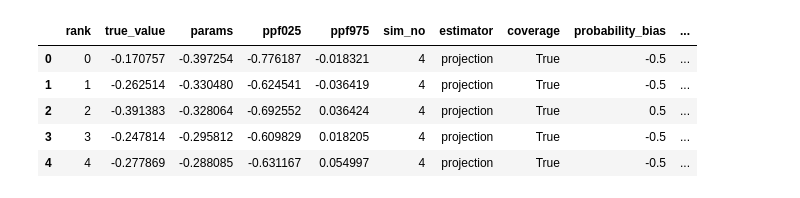
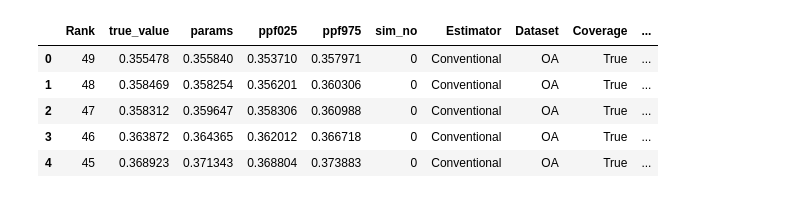
Before and after one commit to arfon/conditional-inference-joss, a Jupyter notebook: simulations/inference_on_losers_empirical/analyze.ipynb, the cells around one changed output. Drawn from its saved outputs; the diff is of its cells as text; code cells hidden in the pictures.

```diff
--- a/simulations/inference_on_losers_empirical/analyze.ipynb
+++ b/simulations/inference_on_losers_empirical/analyze.ipynb
@@ -22,0 +13,9 @@ df.head()
+# %%
+df = pd.read_csv(os.path.join(DATA_DIR, DATA_FILE))
+df = df.rename(columns={"data_file": "Dataset", "rank": "Rank", "estimator": "Estimator"})
+df.Dataset = df.Dataset.map({"oa": "OA", "movers": "Movers"})
+df = df[df.Estimator != "projection"]
+df.Estimator = df.Estimator.apply(lambda x: x.capitalize())
+max_rank = df.Rank.max()
+df["Rank"] = df.Rank.apply(lambda x: max_rank - x)
+df.head()
@@ -23,13 +29,14 @@ df.head()
 # %%
-df["coverage"] = ((df.ppf025 <= df.true_value) & (df.true_value <= df.ppf975))
-df["probability_bias"] = (df.params > df.true_value).astype(int) - .5
-df["len_ci"] = df.ppf975 - df.ppf025
-df["mae"] = abs(df.params - df.true_value)
+df["Coverage"] = ((df.ppf025 <= df.true_value) & (df.true_value <= df.ppf975))
+df["Probability bias"] = (df.params > df.true_value).astype(int) - .5
+df["Length CI"] = df.ppf975 - df.ppf025
+df["Error"] = df.params - df.true_value
+df["Absolute error"] = abs(df.params - df.true_value)
 df.head()
 # %% [output]
-|  | rank | true_value | params | ppf025 | ppf975 | sim_no | estimator | coverage | probability_bias | ... |
-| 0 | 0 | -0.170757 | -0.397254 | -0.776187 | -0.018321 | 4 | projection | True | -0.5 | ... |
-| 1 | 1 | -0.262514 | -0.330480 | -0.624541 | -0.036419 | 4 | projection | True | -0.5 | ... |
-| 2 | 2 | -0.391383 | -0.328064 | -0.692552 | 0.036424 | 4 | projection | True | 0.5 | ... |
-| 3 | 3 | -0.247814 | -0.295812 | -0.609829 | 0.018205 | 4 | projection | True | -0.5 | ... |
-| 4 | 4 | -0.277869 | -0.288085 | -0.631167 | 0.054997 | 4 | projection | True | -0.5 | ... |
+|  | Rank | true_value | params | ppf025 | ppf975 | sim_no | Estimator | Dataset | Coverage | ... |
+| 0 | 49 | 0.355478 | 0.355840 | 0.353710 | 0.357971 | 0 | Conventional | OA | True | ... |
+| 1 | 48 | 0.358469 | 0.358254 | 0.356201 | 0.360306 | 0 | Conventional | OA | True | ... |
+| 2 | 47 | 0.358312 | 0.359647 | 0.358306 | 0.360988 | 0 | Conventional | OA | True | ... |
+| 3 | 46 | 0.363872 | 0.364365 | 0.362012 | 0.366718 | 0 | Conventional | OA | True | ... |
+| 4 | 45 | 0.368923 | 0.371343 | 0.368804 | 0.373883 | 0 | Conventional | OA | True | ... |
```
Also changed, not shown: parts of 11 cells of this notebook, 24 other files.
